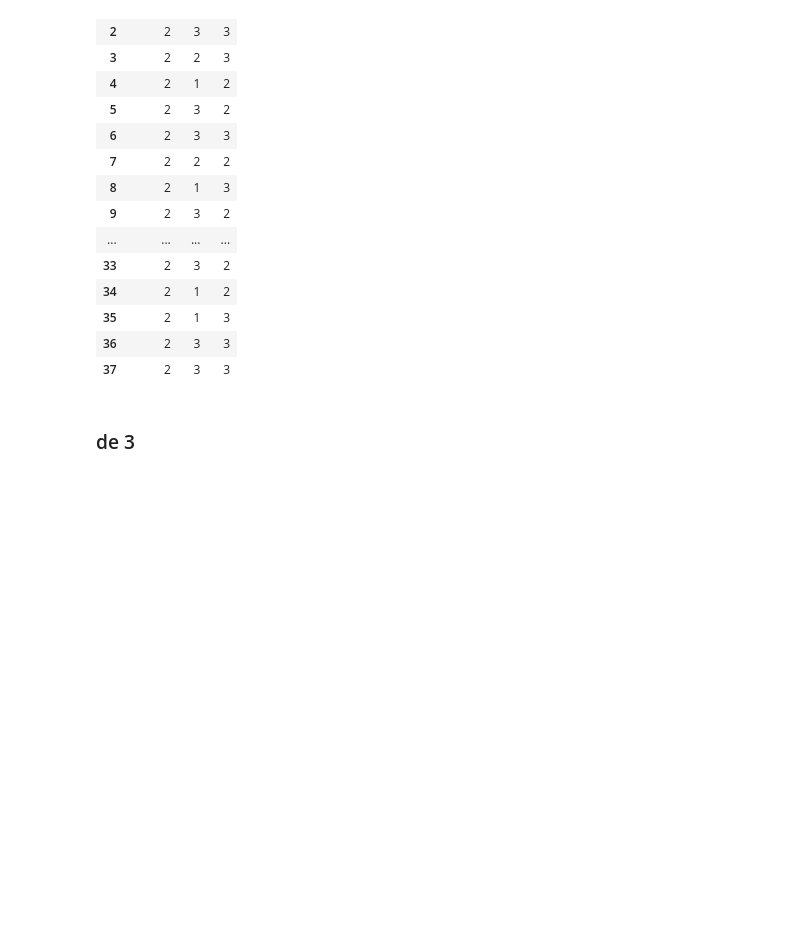
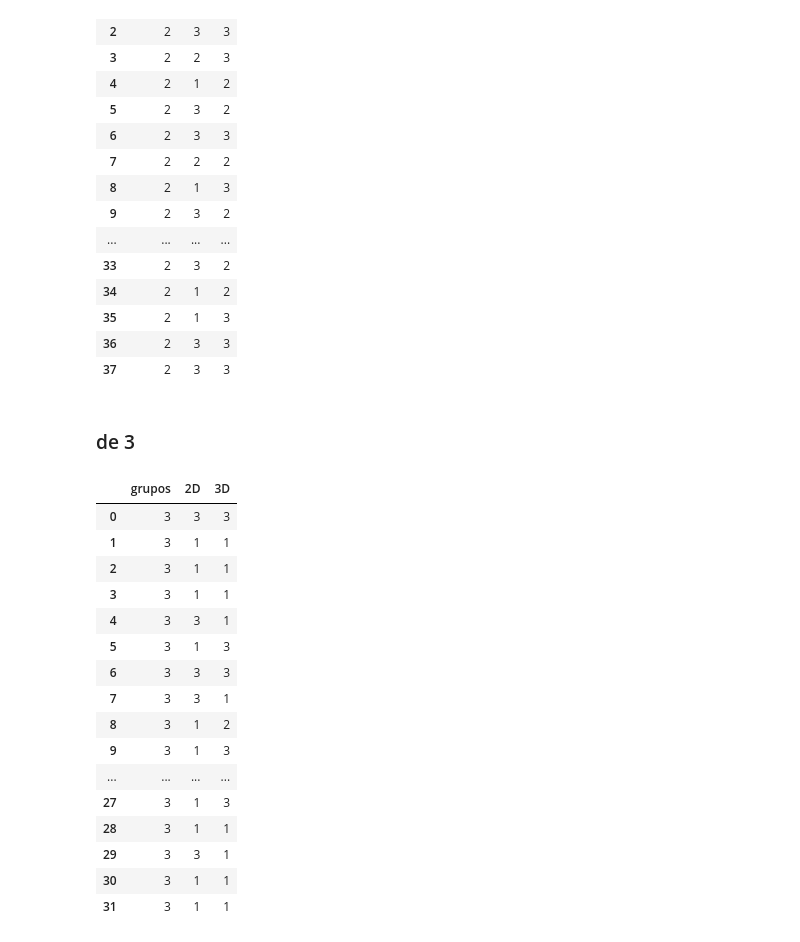
Before and after one commit to stevenaraujo98/integracion_pcl, a Jupyter notebook: get_res.ipynb, the cells around one changed output. Drawn from its saved outputs; the diff is of its cells as text; code cells hidden in the pictures; blank space fills up the shorter version.

```diff
--- a/get_res.ipynb
+++ b/get_res.ipynb
@@ -1097,3 +1138,23 @@ df_groups_4
 | 37 | 2 | 3 | 3 |
 # %% [markdown]
 ### de 3
+# %%
+df_groups_3
+# %% [output]
+|  | grupos | 2D | 3D |
+| 0 | 3 | 3 | 3 |
+| 1 | 3 | 1 | 1 |
+| 2 | 3 | 1 | 1 |
+| 3 | 3 | 1 | 1 |
+| 4 | 3 | 3 | 1 |
+| 5 | 3 | 1 | 3 |
+| 6 | 3 | 3 | 3 |
+| 7 | 3 | 3 | 1 |
+| 8 | 3 | 1 | 2 |
+| 9 | 3 | 1 | 3 |
+| ... | ... | ... | ... |
+| 27 | 3 | 1 | 3 |
+| 28 | 3 | 1 | 1 |
+| 29 | 3 | 3 | 1 |
+| 30 | 3 | 1 | 1 |
+| 31 | 3 | 1 | 1 |
```
Also changed, not shown: parts of 4 cells of this notebook, 3 other files.
